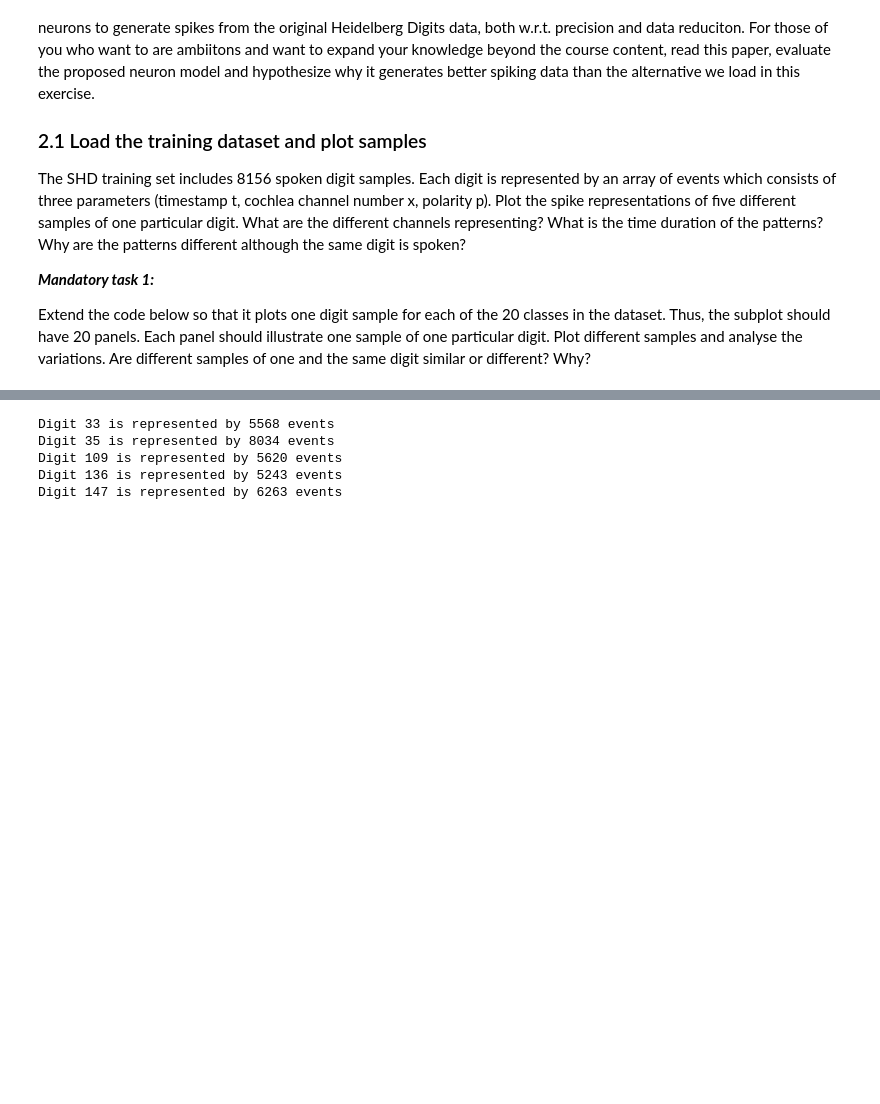
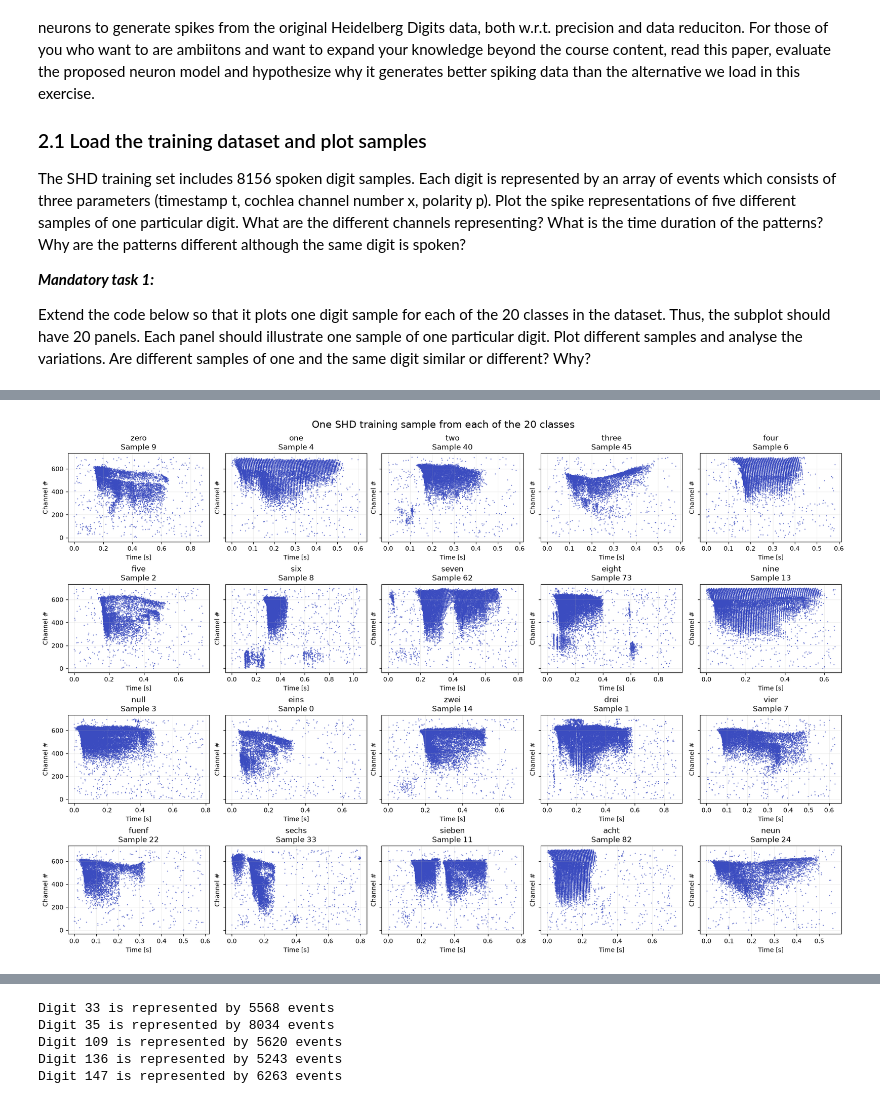
Before and after one commit to K4ffeMan/d7064e, a Jupyter notebook: Lab1/Classification_of_spoken_digits_with_snnTorch.ipynb, the cells around one changed output, grey strips where cells are left out. Cells and saved outputs as stored; diff of their text form; code cells hidden in the pictures; blank space fills up the shorter version.

```diff
--- a/Lab1/Classification_of_spoken_digits_with_snnTorch.ipynb
+++ b/Lab1/Classification_of_spoken_digits_with_snnTorch.ipynb
@@ -80,0 +79,67 @@ Classes: ['zero', 'one', 'two', 'three', 'four', 'five', 'six', 'seven', 'eight'
+# %%
+# Select the first sample of each of the 20 classes
+class_names = [c.decode("UTF-8") for c in dataset.classes]
+sample_indices = {}
+
+for index in range(len(dataset)):
+    _, label = dataset[index]
+    class_id = int(label)
+
+    if class_id not in sample_indices:
+        sample_indices[class_id] = index
+
+    # Stop once one sample has been found for every class
+    if len(sample_indices) == len(class_names):
+        break
+
+
+# Create 20 panels arranged in 4 rows and 5 columns
+fig, axs = plt.subplots(
+    4,
+    5,
+    figsize=(18, 12),
+    sharey=True,
+    constrained_layout=True
+)
+
+
+# Plot one sample from each class
+for ax, class_id in zip(axs.flat, range(len(class_names))):
+    index = sample_indices[class_id]
+    events, label = dataset[index]
+
+    # Convert timestamps from microseconds to seconds
+    time = 1e-6 * events["t"]
+    channel = events["x"]
+
+    ax.scatter(
+        time,
+        channel,
+        c=events["p"],
+        cmap="coolwarm",
+        marker=".",
+        s=2,
+        alpha=0.7
+    )
+
+    ax.invert_yaxis()
+    ax.set_title(f"{class_names[class_id]}\nSample {index}")
+    ax.set_xlabel("Time [s]")
+    ax.set_ylabel("Channel #")
+    ax.grid(alpha=0.2)
+
+    print(
+        f"{class_names[class_id]:>6}: "
+        f"sample {index:4d}, "
+        f"{len(events):5d} events, "
+        f"duration {time.max():.3f} s"
+    )
+
+
+fig.suptitle(
+    "One SHD training sample from each of the 20 classes",
+    fontsize=16
+)
+
+plt.show()
+# %% [output]
@@ -80,0 +166 @@ Classes: ['zero', 'one', 'two', 'three', 'four', 'five', 'six', 'seven', 'eight'
+[figure, added]
```
Also changed, not shown: parts of 7 cells of this notebook, 1 other file.
